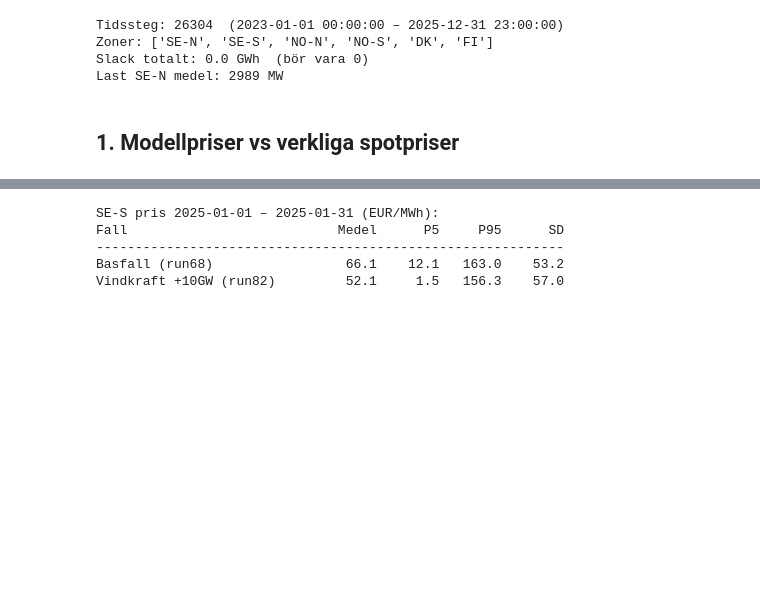
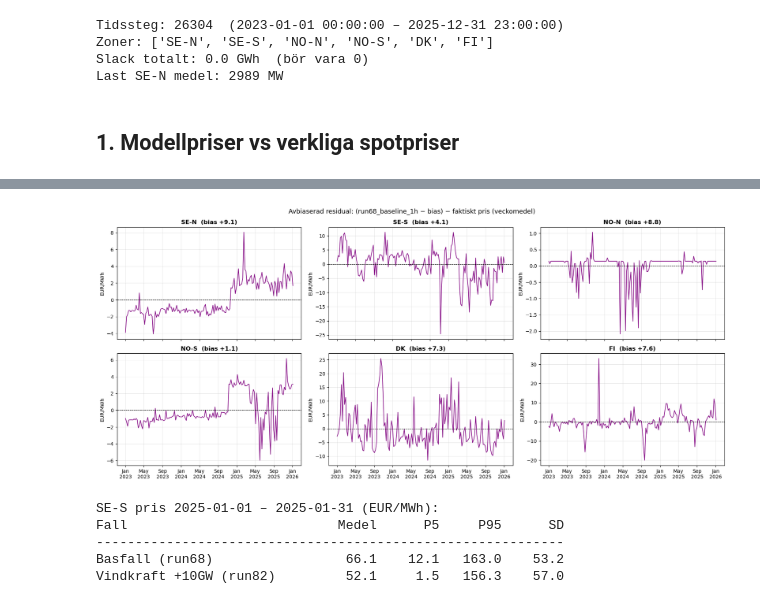
Before and after one commit to beow/NordPSA, a Jupyter notebook: notebooks/explore_results.ipynb, the cells around one changed output, grey strips where cells are left out. Saved outputs shown, nothing was run; the diff lists cells and outputs as text; code cells hidden in the pictures; blank space fills up the shorter version.

```diff
--- a/notebooks/explore_results.ipynb
+++ b/notebooks/explore_results.ipynb
@@ -161,3 +171,35 @@ Bias = medel(modell - baseline). RMSE = typisk timfelstorlek (>= |bias|). Refere
+# %%
+# Avbiaserad residual per zon: (run68-pris − bias) − faktiskt pris
+# bias = medel(run68 − faktiskt) per zon → "run68 − bias" är avbiaserat modellpris.
+# Residualens medel ≈ 0 per konstruktion; kvar är form-/tidsfelet (när modellen är
+# för hög/låg relativt faktiskt över året).
+RUN_P = "run68_baseline_1h"
+
+p_run = pd.read_csv(ROOT / "results" / RUN_P / "prices.csv", index_col=0, parse_dates=True)
+
+# Faktiska priser (tz-aware UTC) → strippa tz och matcha run68:s tidssteg
+act = mkt_prices.copy()
+act.index = pd.to_datetime(act.index).tz_localize(None)
+act = act.reindex(p_run.index, method="ffill")
+
+fig, axes = plt.subplots(2, 3, figsize=(18, 8), sharex=True)
+for ax, zone in zip(axes.flat, ZONES):
+    if zone not in act.columns:
+        ax.set_visible(False)
+        continue
+    diff_raw = (p_run[zone] - act[zone]).dropna()
+    bias     = diff_raw.mean()
+    resid    = (p_run[zone] - bias) - act[zone]      # = diff_raw - bias, medel ≈ 0
+    r = resid.resample('W').mean()
+    ax.plot(r.index, r.values, lw=1.2, color='purple')
+    ax.axhline(0, color='black', lw=0.8, ls='--')
+    ax.set_title(f"{zone}  (bias {bias:+.1f})", fontweight='bold')
+    ax.set_ylabel('EUR/MWh')
+    ax.xaxis.set_major_formatter(mdates.DateFormatter('%b\n%Y'))
+plt.suptitle(f'Avbiaserad residual: ({RUN_P} − bias) − faktiskt pris (veckomedel)', fontsize=13)
+plt.tight_layout()
+# %% [output]
+[figure, added]
 # %%
 # SE-S pris: basfall / batteri / kärnkraft (1h) — ändra DATE_RANGE för att zooma
 DATE_RANGE = ('2025-01-01', '2025-01-31')   # ← ändra här (YYYY-MM-DD)
```
Also changed, not shown: parts of 12 cells of this notebook, 1 other file.
